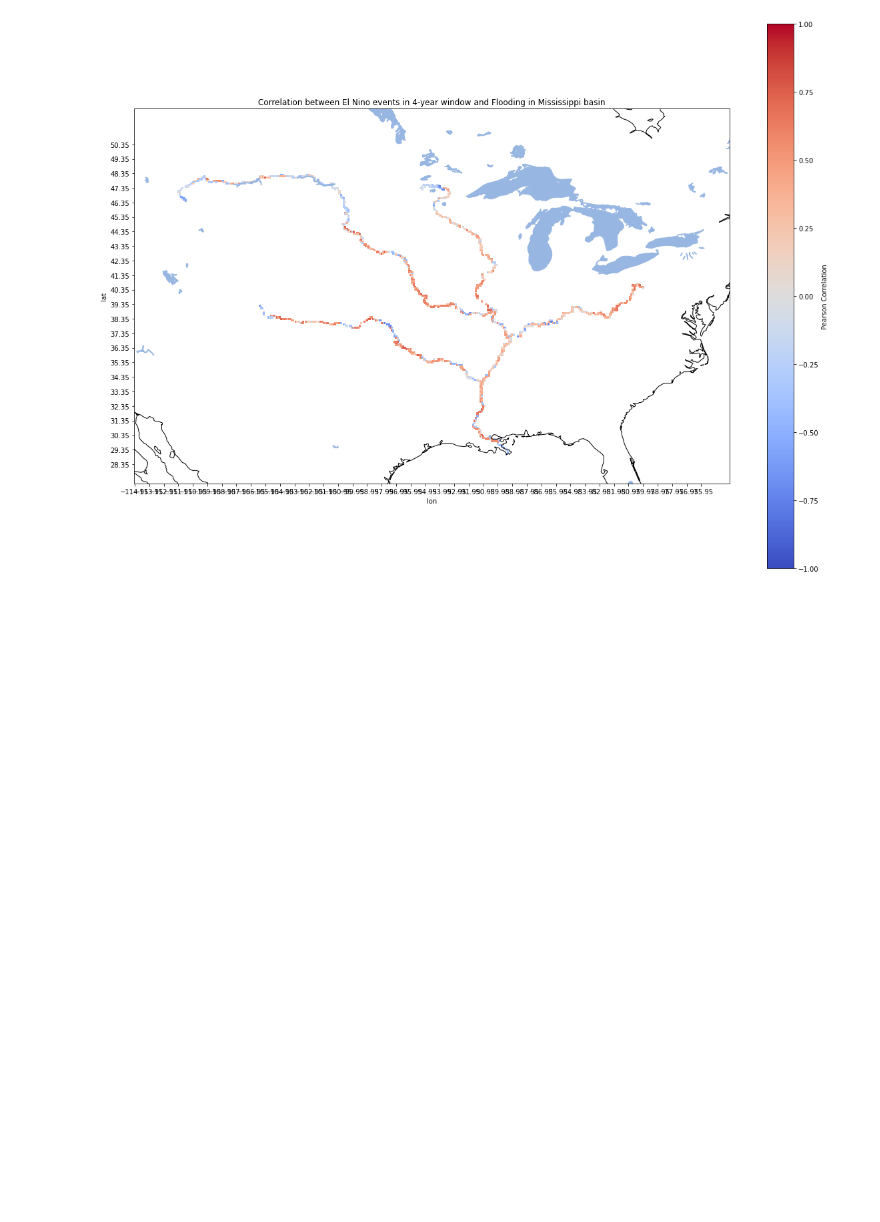
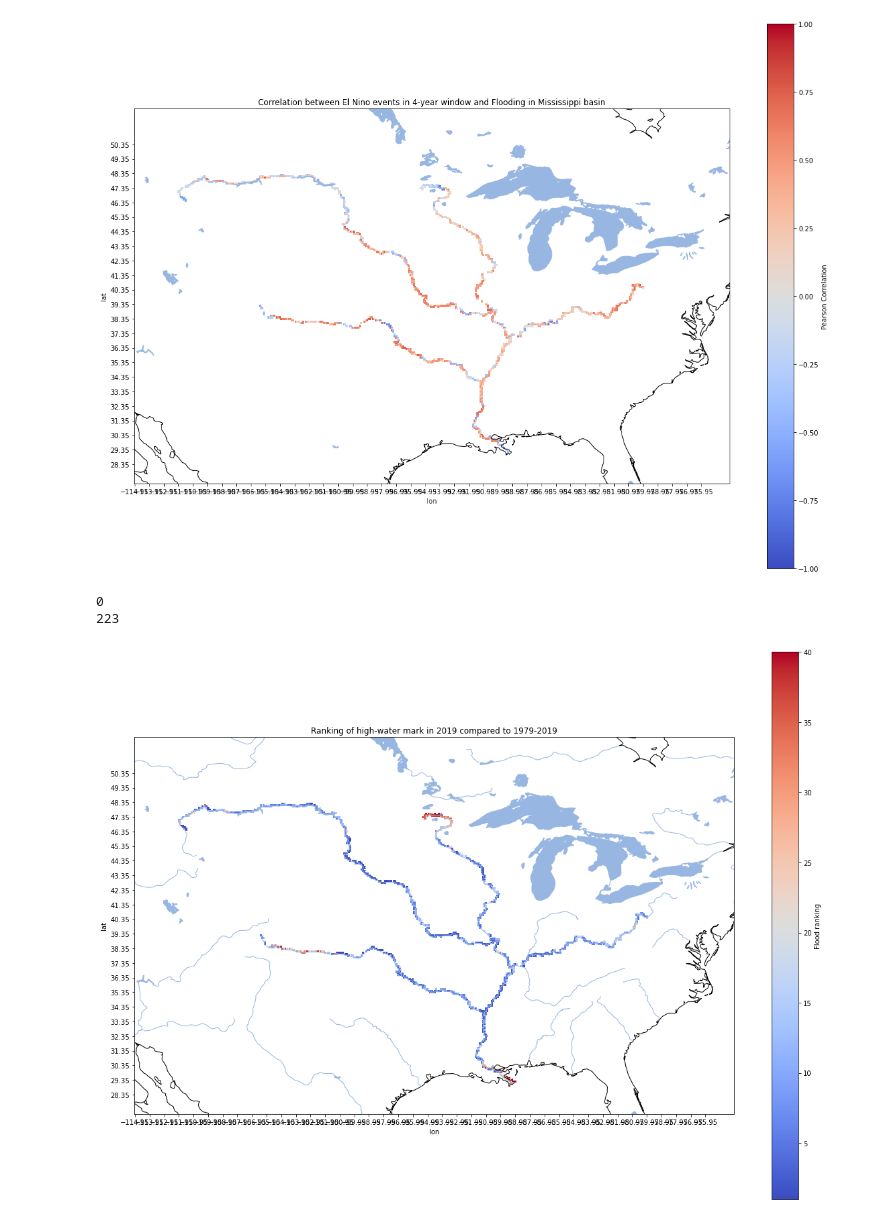
Before and after one commit to bparazin/ESS-Visualization, a Jupyter notebook: River restrict.ipynb, the cells around one changed output. Cells and saved outputs as stored; diff of their text form; code cells hidden in the pictures; blank space fills up the shorter version.

Commit message:
Added plot that ranks how a year was for floods

```diff
--- a/River restrict.ipynb
+++ b/River restrict.ipynb
@@ -12,16 +11,19 @@ river_path = r'C:\Users\bpara\Geo data\ne_10m_rivers_lake_centerlines\ne_10m_riv
 main_path = r'C:\Users\bpara\Geo data\Correlation Results'
 
 with open(os.path.join(main_path, r'amo corr'), 'rb') as f:
-        amo_data = pickle.load(f)
+    amo_data = pickle.load(f)
 
 with open(os.path.join(main_path, r'Nina corr'), 'rb') as f:
-        nina_data = pickle.load(f)
+    nina_data = pickle.load(f)
 
 with open(os.path.join(main_path, r'Nino corr'), 'rb') as f:
-        nino_data = pickle.load(f)
+    nino_data = pickle.load(f)
 
 with open(os.path.join(main_path, r'pdo corr'), 'rb') as f:
-        pdo_data = pickle.load(f)
+    pdo_data = pickle.load(f)
+
+with open("flood rank", 'rb') as f:
+    flood_data = pickle.load(f)
 # %%
 shapefile = gpd.read_file(river_path)
 # %%
@@ -63,6 +65,7 @@ amo_trimmed = trim_to_river(trimmed_rivers, amo_data, "pearson")
 pdo_trimmed = trim_to_river(trimmed_rivers, pdo_data, "pearson")
 nino_trimmed = trim_to_river(trimmed_rivers, nino_data, "pearson")
 nina_trimmed = trim_to_river(trimmed_rivers, nina_data, "pearson")
+flood_trimmed = trim_to_river(trimmed_rivers, flood_data, "position")
 # %%
 vs.plot_data(amo_trimmed["lon"], amo_trimmed["lat"], np.asarray(amo_trimmed["pearson"]), "Pearson Correlation", "Correlation between 121 month smoothed AMO index and Flooding in Mississippi basin",
          lon_min =-115 , lon_max=-74, lat_min =51 , lat_max =27, has_scale_bounds = True, scale_min = -1, scale_max = 1, has_rivers = False)
@@ -91,3 +94,10 @@ vs.plot_data(nino_trimmed["lon"], nino_trimmed["lat"], np.asarray(nino_trimmed["
 0
 223
 [figure]
+# %%
+vs.plot_data(flood_trimmed["lon"], flood_trimmed["lat"], np.asarray(flood_trimmed["position"]), "Flood ranking", "Ranking of high-water mark in 2019 compared to 1979-2019",
+         lon_min =-115 , lon_max=-74, lat_min =51 , lat_max =27, has_rivers = True)
+# %% [output]
+0
+223
+[figure, added]
```
Also changed, not shown: parts of 1 cell of this notebook, 2 other files.
